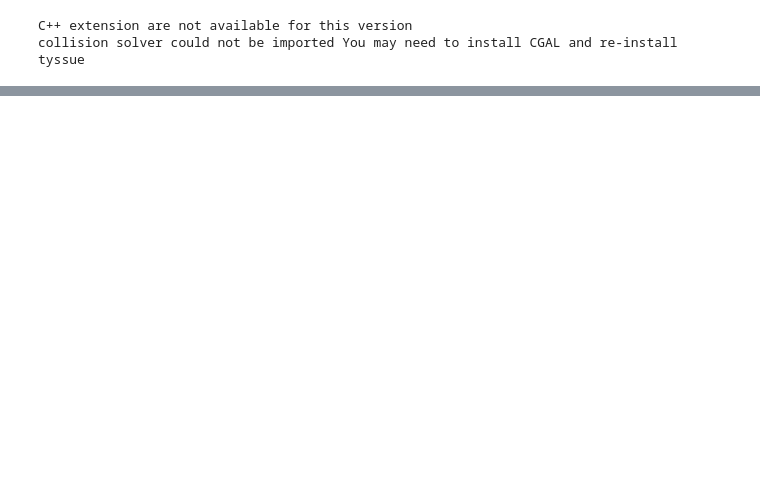
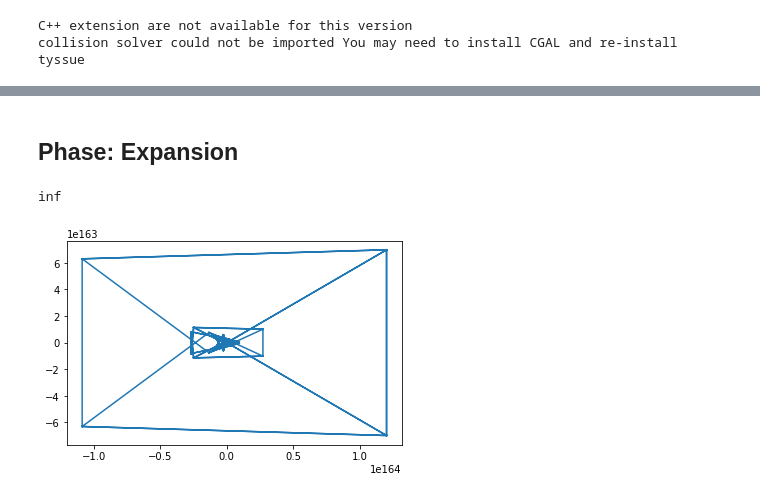
Before and after one commit to vlachina/LymphNode, a Jupyter notebook: Untitled.ipynb, the cells around one changed output, grey strips where cells are left out. Saved outputs shown, nothing was run; the diff lists cells and outputs as text; code cells hidden in the pictures; blank space fills up the shorter version.

```diff
--- a/Untitled.ipynb
+++ b/Untitled.ipynb
@@ -64,0 +86,9 @@ FileNotFoundError: [Errno 2] No such file or directory: 'convert'
+# %% [markdown]
+## Phase: Expansion
+# %%
+[cellmap_Tcr, geom_Tcr, model_Tcr, history_Tcr] = change_specs(cellmap_Te, geom_Te, model_Te, history_Te, 5, 11, 7.1, 20)
+fig, ax = plot_forces(cellmap_Te, geom_Te, model_Te, ['x', 'y'], 1)
+print(cellmap_Te.face_df["area"].mean())
+# %% [output]
+inf
+[figure, added]
```
Also changed, not shown: parts of 14 cells of this notebook, 2 other files.
